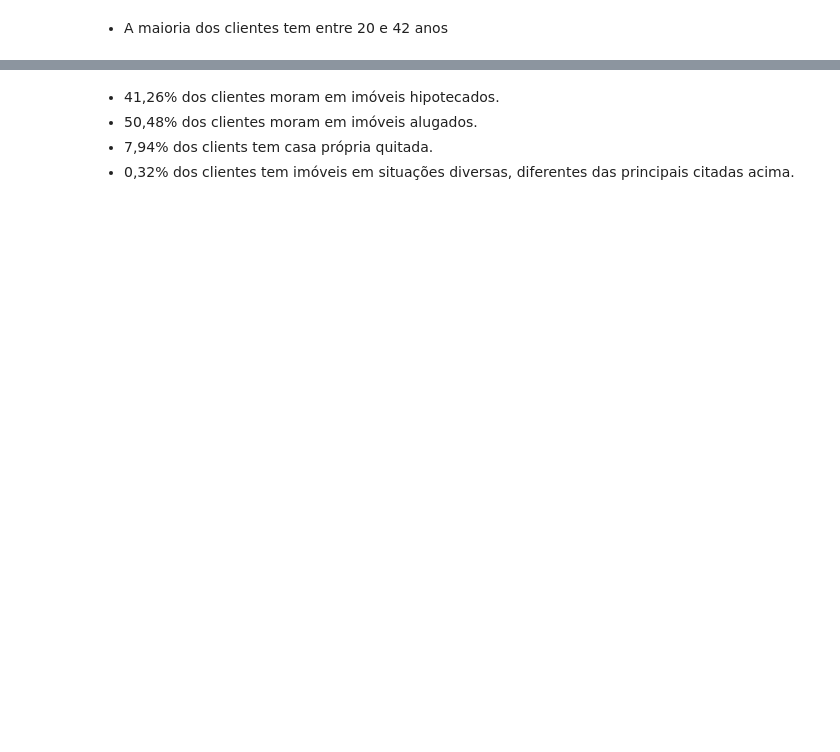
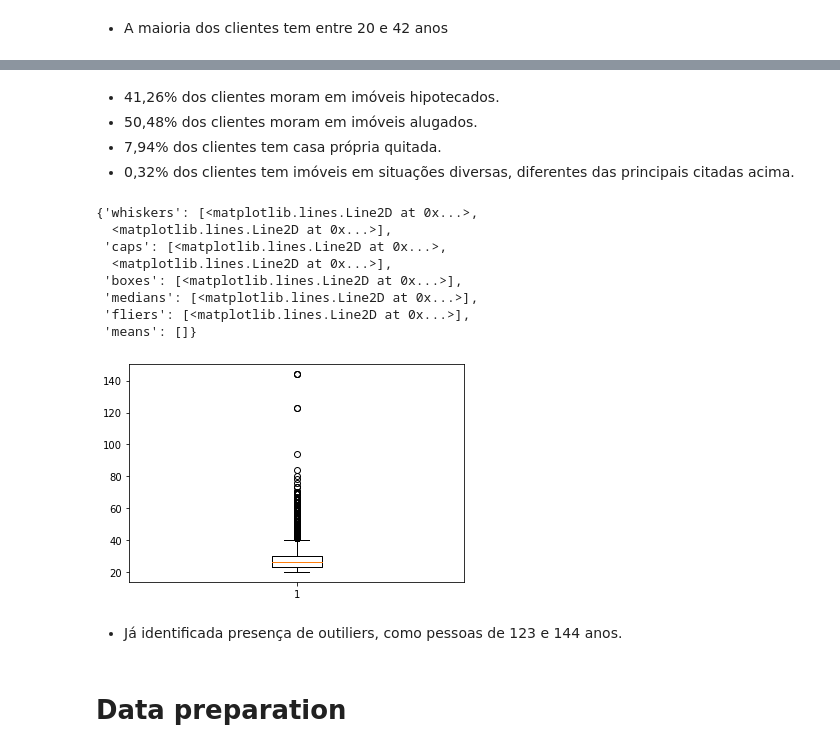
Before and after one commit to Ewertonv90/Credit-Score-Classification_Risk, a Jupyter notebook: project-credit-classfication.ipynb, the cells around one changed output, grey strips where cells are left out. Drawn from its saved outputs; the diff is of its cells as text; code cells hidden in the pictures; blank space fills up the shorter version.

Commit message:
Inicio do Data preparation

```diff
--- a/project-credit-classfication.ipynb
+++ b/project-credit-classfication.ipynb
@@ -125,5 +126,5 @@ Name: person_home_ownership, dtype: int64
 # %% [markdown]
 - 41,26% dos clientes moram em imóveis hipotecados.
 - 50,48% dos  clientes moram em imóveis alugados.
-- 7,94% dos clients tem casa própria quitada.
+- 7,94% dos clientes tem casa própria quitada.
 - 0,32% dos clientes tem imóveis em situações diversas, diferentes das principais citadas acima.
@@ -129,0 +134,16 @@ Name: person_home_ownership, dtype: int64
+# %%
+plt.boxplot(df['person_age'])
+# %% [output]
+{'whiskers': [<matplotlib.lines.Line2D at 0x...>,
+  <matplotlib.lines.Line2D at 0x...>],
+ 'caps': [<matplotlib.lines.Line2D at 0x...>,
+  <matplotlib.lines.Line2D at 0x...>],
+ 'boxes': [<matplotlib.lines.Line2D at 0x...>],
+ 'medians': [<matplotlib.lines.Line2D at 0x...>],
+ 'fliers': [<matplotlib.lines.Line2D at 0x...>],
+ 'means': []}
+[figure, added]
+# %% [markdown]
+- Já identificada presença de outiliers, como pessoas de 123 e 144 anos.
+# %% [markdown]
+# Data preparation
```
Also changed, not shown: parts of 4 cells of this notebook, 1 other file.
